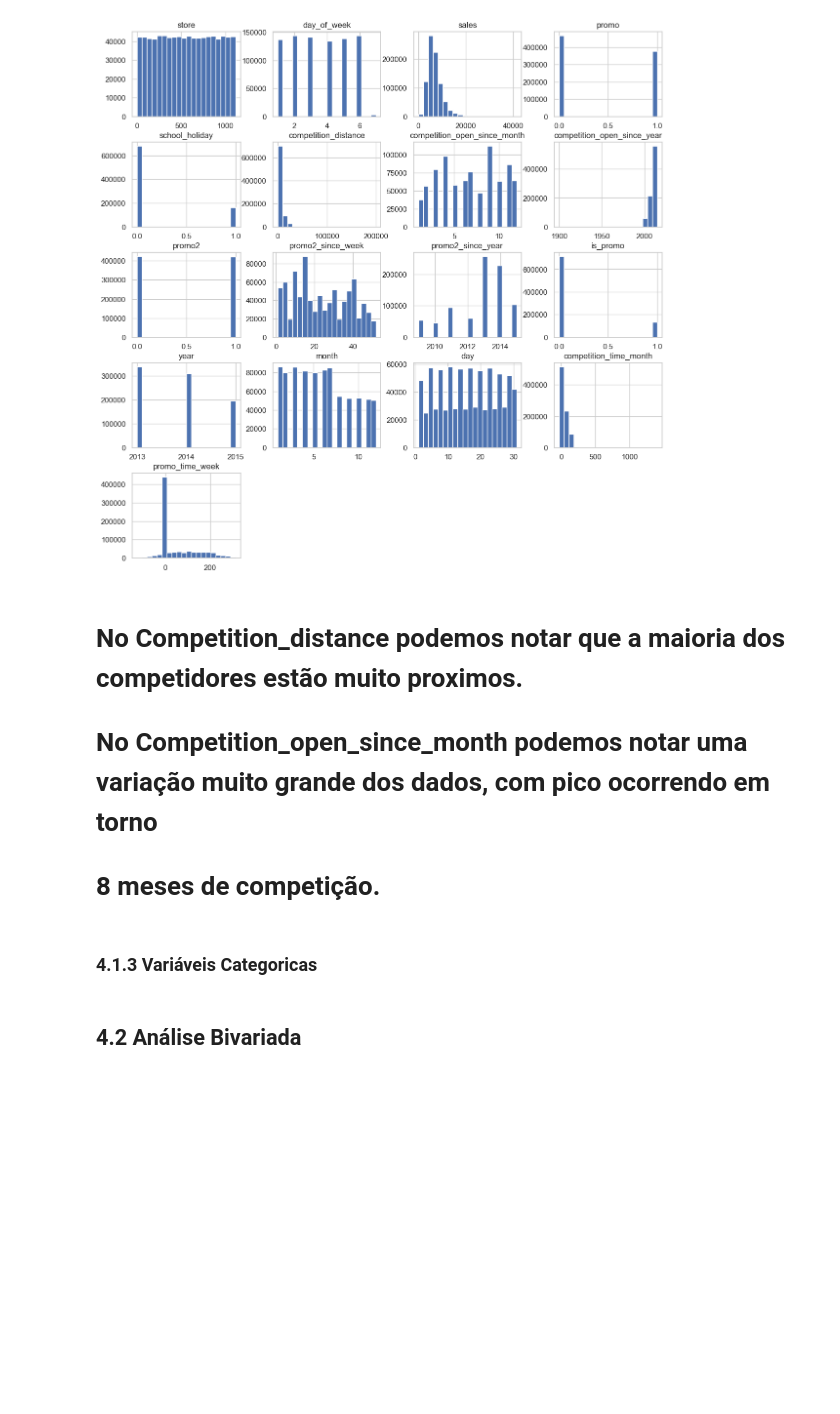
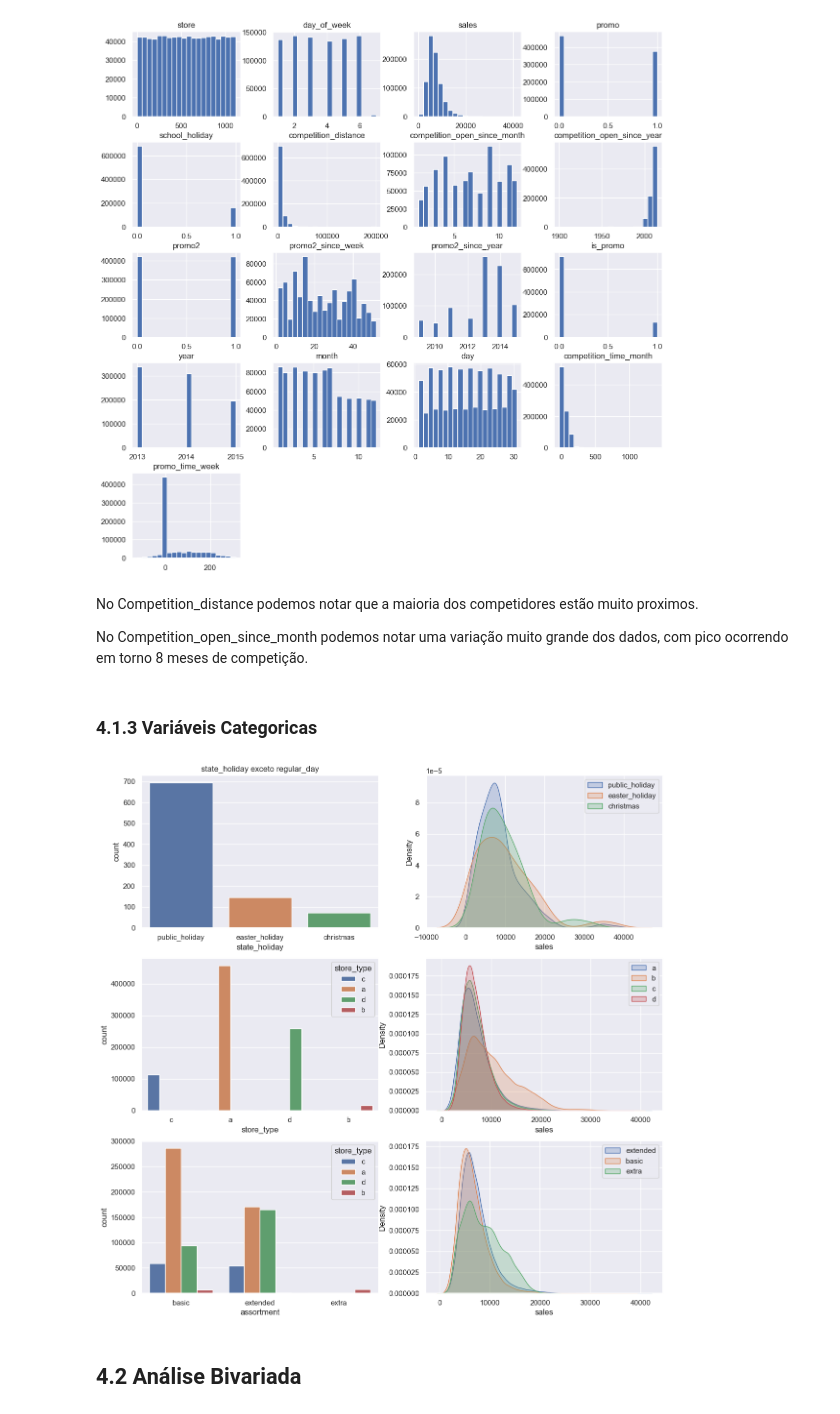
Before and after one commit to alan-csantos/portfolio, a Jupyter notebook: rossmann_store_sales/store_sales_prediction_v01.ipynb, the cells around one changed output. Cells and saved outputs as stored; diff of their text form; code cells hidden in the pictures; blank space fills up the shorter version.

```diff
--- a/rossmann_store_sales/store_sales_prediction_v01.ipynb
+++ b/rossmann_store_sales/store_sales_prediction_v01.ipynb
@@ -412,12 +408,49 @@ num_atributes.hist(bins=20);
 # %% [output]
 [figure]
 # %% [markdown]
-# No Competition_distance podemos notar que a maioria dos competidores estão muito proximos.
+ No Competition_distance podemos notar que a maioria dos competidores estão muito proximos.
 
-# No Competition_open_since_month podemos notar uma variação muito grande dos dados, com pico ocorrendo em torno
-# 8 meses de competição.
+No Competition_open_since_month podemos notar uma variação muito grande dos dados, com pico ocorrendo em torno
+8 meses de competição.
 # %% [markdown]
 ### 4.1.3 Variáveis Categoricas
+# %%
+
+# state_holiday
+state_holiday = df4[df4['state_holiday'] != 'regular_day']
+plt.subplot(3,2,1).set_title('state_holiday exceto regular_day');
+sns.countplot(data=(state_holiday), x='state_holiday');
+
+plt.subplot(3,2,2)
+sns.kdeplot( df4[df4['state_holiday']=='public_holiday']['sales'],label='public_holiday', fill=True );
+sns.kdeplot( df4[df4['state_holiday']=='easter_holiday']['sales'],label='easter_holiday',  fill=True );
+sns.kdeplot( df4[df4['state_holiday']=='christmas']['sales'],label='christmas', fill=True);
+plt.legend(labels=["public_holiday","easter_holiday", "christmas"]);
+
+
+# store_type
+
+plt.subplot(3,2,3)
+sns.countplot(data=df4, x="store_type", hue="store_type");
+
+plt.subplot(3,2,4)
+sns.kdeplot( df4[df4['store_type']=='a']['sales'], fill=True );
+sns.kdeplot( df4[df4['store_type']=='b']['sales'], fill=True );
+sns.kdeplot( df4[df4['store_type']=='c']['sales'], fill=True);
+sns.kdeplot( df4[df4['store_type']=='d']['sales'], fill=True);
+plt.legend(labels=["a","b","c","d"]);
+
+# assortment
+plt.subplot(3,2,5)
+sns.countplot(data=df4, x="assortment", hue="store_type");
+
+plt.subplot(3,2,6)
+sns.kdeplot( df4[df4['assortment']=='extended']['sales'], fill=True );
+sns.kdeplot( df4[df4['assortment']=='basic']['sales'], fill=True );
+sns.kdeplot( df4[df4['assortment']=='extra']['sales'], fill=True);
+plt.legend(labels=["extended","basic","extra"]);
+# %% [output]
+[figure, added]
 # %% [markdown]
 ## 4.2 Análise Bivariada
 # %% [markdown]
```
Also changed, not shown: parts of 1 cell of this notebook.
